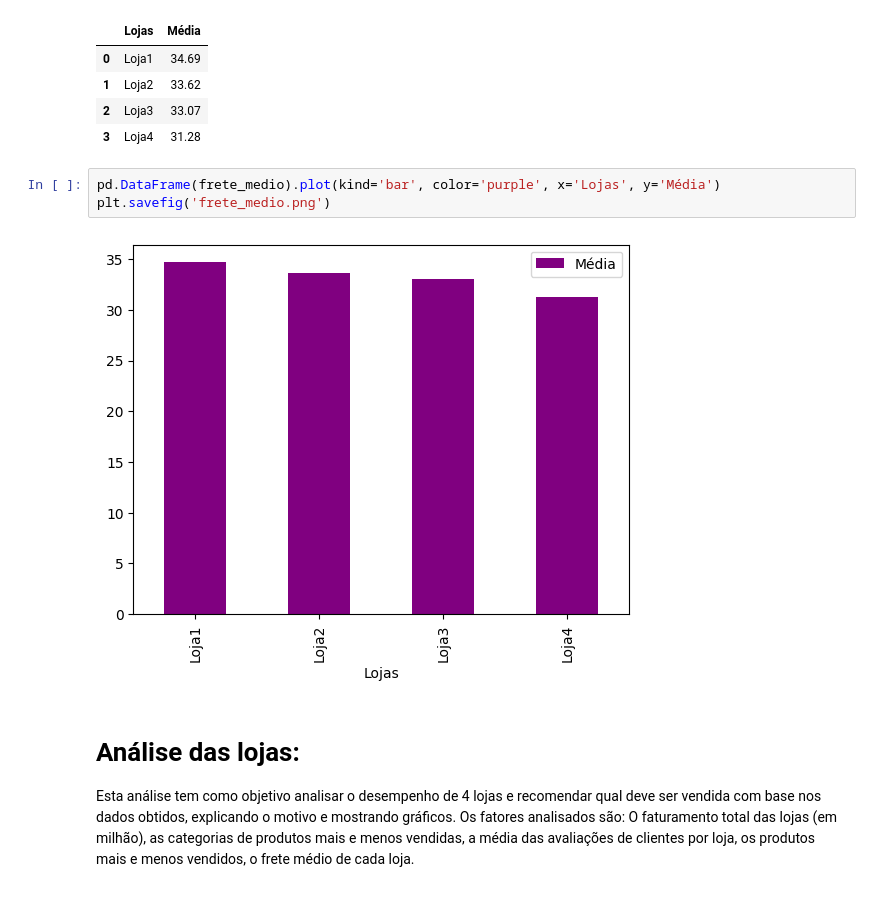
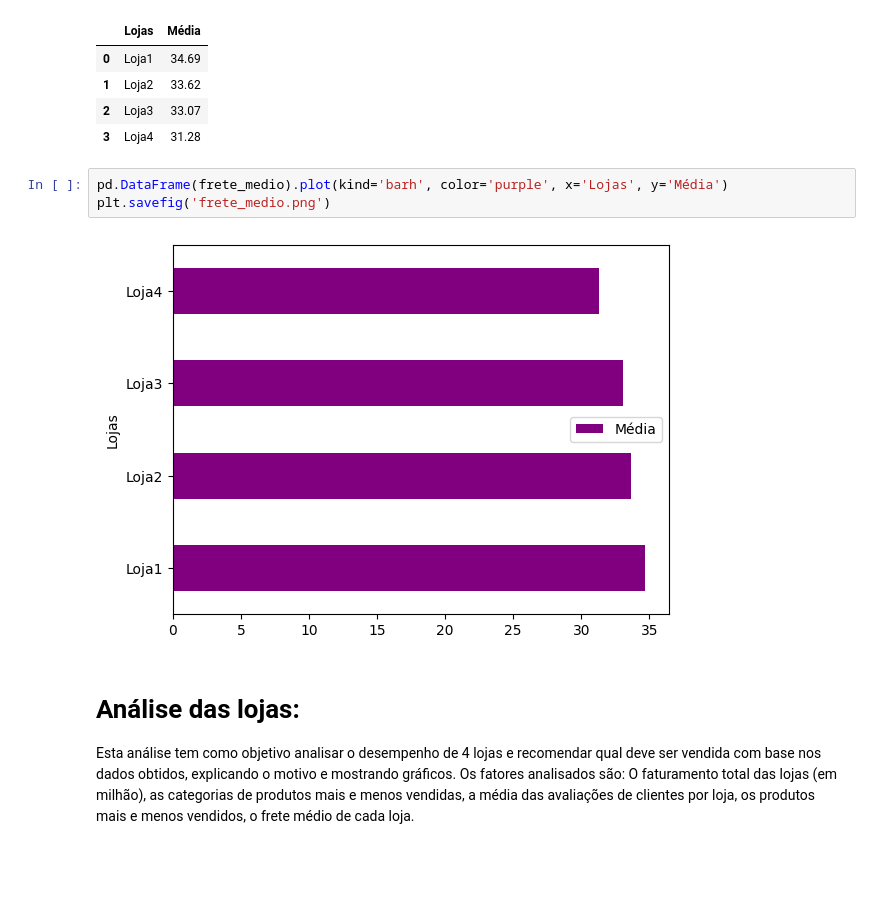
Before and after one commit to marcosamcorreia/challenge-data-science, a Jupyter notebook: AluraStoreBrasil.ipynb, the cells around one changed output. Cells and saved outputs as stored; diff of their text form; blank space fills up the shorter version.

```diff
--- a/AluraStoreBrasil.ipynb
+++ b/AluraStoreBrasil.ipynb
@@ -145,10 +145,10 @@ pd.DataFrame(frete_medio)
 | 2 | Loja3 | 33.07 |
 | 3 | Loja4 | 31.28 |
 # %%
-pd.DataFrame(frete_medio).plot(kind='bar', color='purple', x='Lojas', y='Média')
+pd.DataFrame(frete_medio).plot(kind='barh', color='purple', x='Lojas', y='Média')
 plt.savefig('frete_medio.png')
 # %% [output]
-[figure, old version]
+[figure, new version]
 # %% [markdown]
 # Análise das lojas:
   Esta análise tem como objetivo analisar o desempenho de 4 lojas e recomendar qual deve ser vendida com base nos dados obtidos, explicando o motivo e mostrando gráficos. Os fatores analisados são: O faturamento total das lojas (em milhão), as categorias de produtos mais e menos vendidas, a média das avaliações de clientes por loja, os produtos mais e menos vendidos, o frete médio de cada loja.
```
Also changed, not shown: 1 other file.
